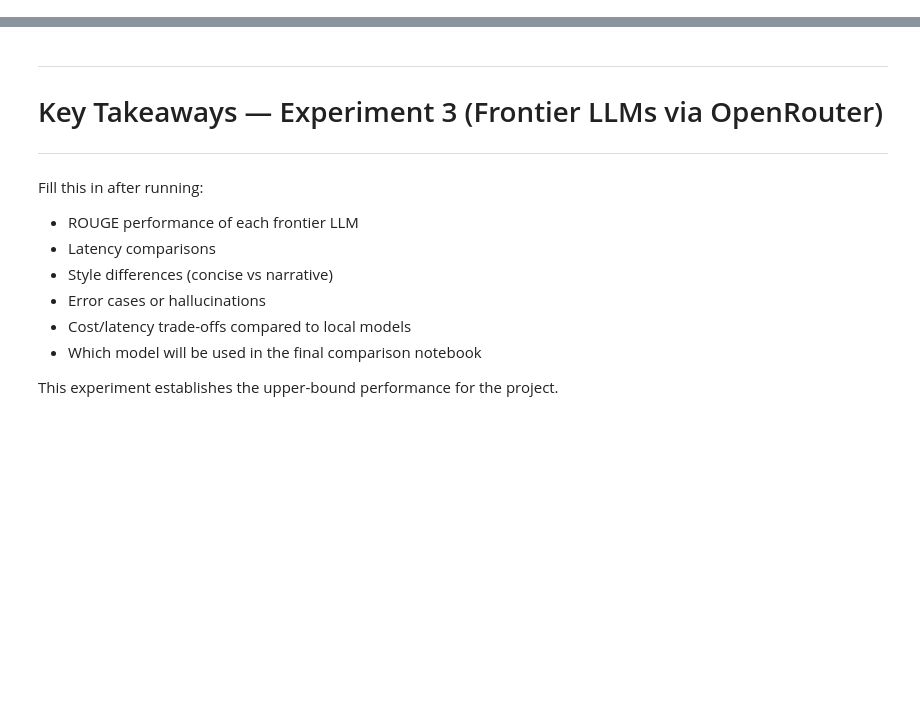
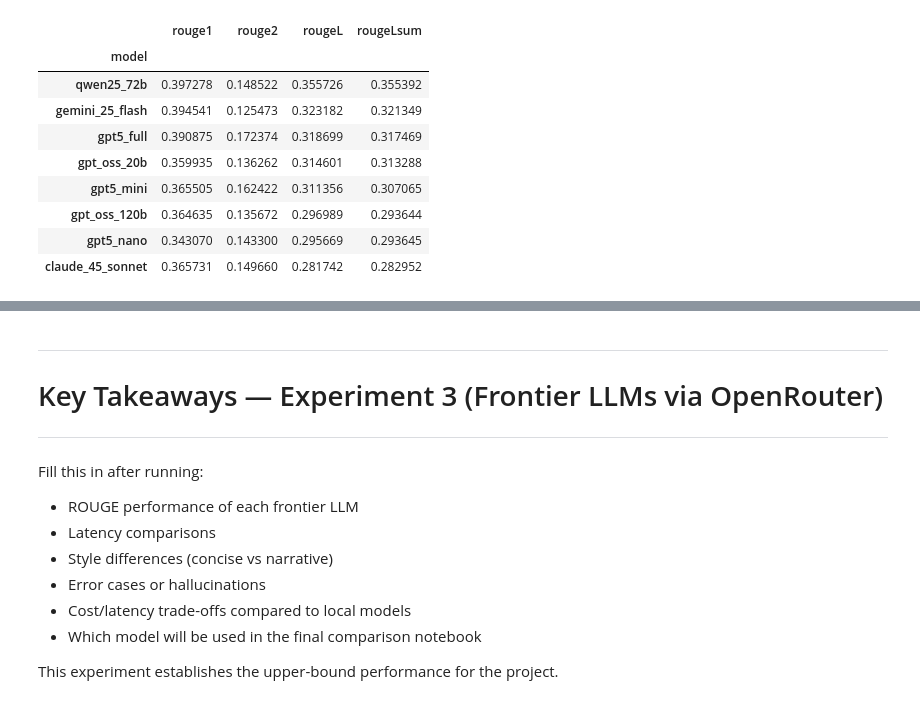
Before and after one commit to LittleHouse75/flatiron-language-models-for-ai, a Jupyter notebook: notebooks/04_experiment3_api_models.ipynb, the cells around one changed output, grey strips where cells are left out. Drawn from its saved outputs; the diff is of its cells as text; code cells hidden in the pictures; blank space fills up the shorter version.

```diff
--- a/notebooks/04_experiment3_api_models.ipynb
+++ b/notebooks/04_experiment3_api_models.ipynb
@@ -40,17 +42,30 @@ RESULTS_DIR
 # %%
 # %%
-N_SAMPLES = 1       # cost control
+N_SAMPLES = 10       # cost control
 SEED = 42
 
 # Summary length for the frontier models
-MAX_OUT_TOKENS = 128
+MAX_OUT_TOKENS = 512
 
 # Which OpenRouter models to evaluate
 OPENROUTER_MODELS = {
-    "gpt5_nano": "openai/gpt-5-nano",
-    "gpt5_mini": "openai/gpt-5-mini",
-    "gpt_oss_120b": "openai/gpt-oss-120b",
-    "gpt_oss_20b": "openai/gpt-oss-20b",
+    # OpenAI family – small → big
+    "gpt5_nano":       "openai/gpt-5-nano",
+    "gpt5_mini":       "openai/gpt-5-mini",
+    "gpt5_full":       "openai/gpt-5",          # flagship upper bound
+
+    # OpenAI open-weight models
+    "gpt_oss_20b":     "openai/gpt-oss-20b",
+    "gpt_oss_120b":    "openai/gpt-oss-120b",
+
+    # Google Gemini – fast, very strong general model
+    "gemini_25_flash": "google/gemini-2.5-flash",
+
+    # Anthropic Claude – strong competitor
+    "claude_45_sonnet": "anthropic/claude-4.5-sonnet-20250929",
+
+    # Qwen – top-tier open(-ish) model
+    "qwen25_72b":      "qwen/qwen-2.5-72b-instruct",
 }
 
 OPENROUTER_MODELS
@@ -125,11 +165,28 @@ results_by_model.keys()
 # %%
+import pandas as pd
 from src.eval.rouge_eval import compute_rouge_from_df
 
 rouge_scores = {}
 
 for label, df in results_by_model.items():
-    print(f"\n=== ROUGE for {label} ===")
     scores = compute_rouge_from_df(df)
     rouge_scores[label] = scores
-    print(scores)
+
+# Make a single DataFrame
+rouge_df = pd.DataFrame.from_dict(rouge_scores, orient="index")
+rouge_df.index.name = "model"
+rouge_df = rouge_df.sort_values(by="rougeL", ascending=False)
+
+display(rouge_df)
+# %% [output]
+|  | rouge1 | rouge2 | rougeL | rougeLsum |
+| model |  |  |  |  |
+| qwen25_72b | 0.397278 | 0.148522 | 0.355726 | 0.355392 |
+| gemini_25_flash | 0.394541 | 0.125473 | 0.323182 | 0.321349 |
+| gpt5_full | 0.390875 | 0.172374 | 0.318699 | 0.317469 |
+| gpt_oss_20b | 0.359935 | 0.136262 | 0.314601 | 0.313288 |
+| gpt5_mini | 0.365505 | 0.162422 | 0.311356 | 0.307065 |
+| gpt_oss_120b | 0.364635 | 0.135672 | 0.296989 | 0.293644 |
+| gpt5_nano | 0.343070 | 0.143300 | 0.295669 | 0.293645 |
+| claude_45_sonnet | 0.365731 | 0.149660 | 0.281742 | 0.282952 |
 # %%
```
Also changed, not shown: parts of 9 cells of this notebook, 1 other file.
